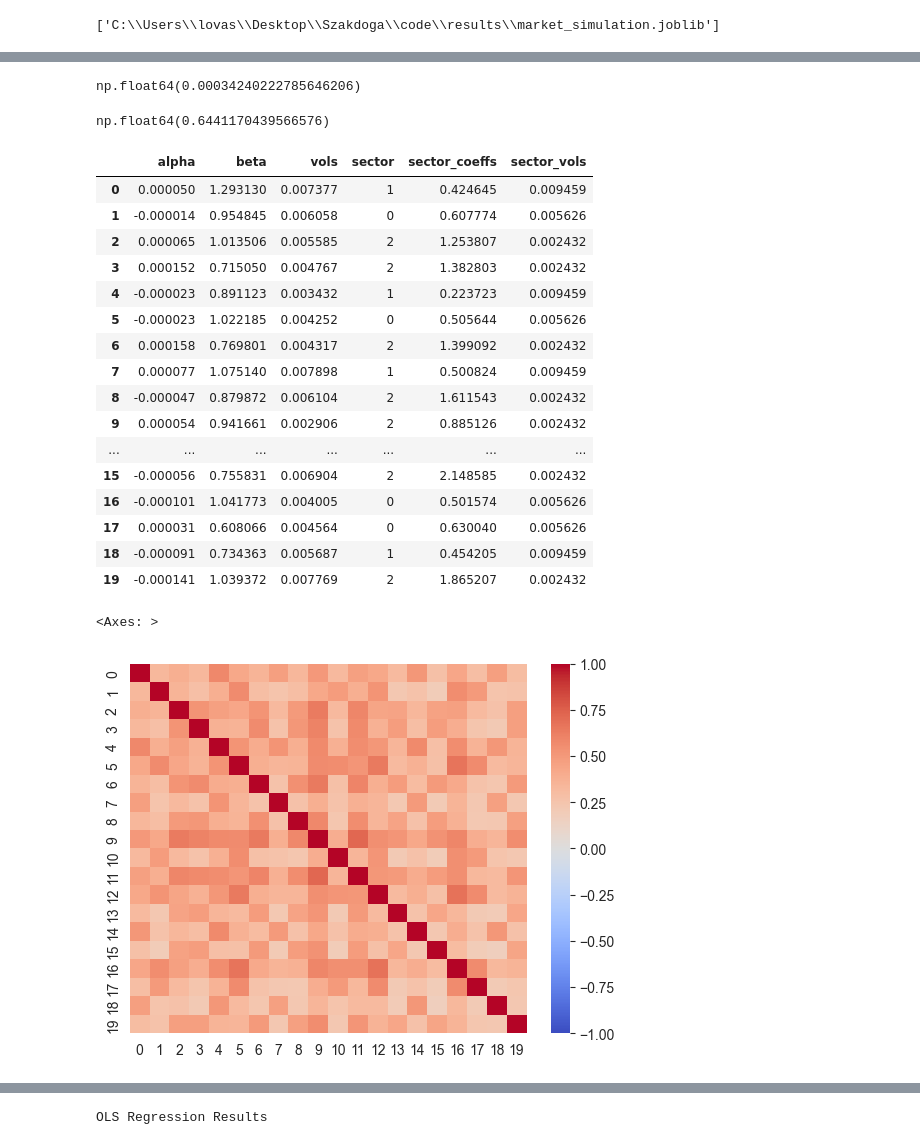
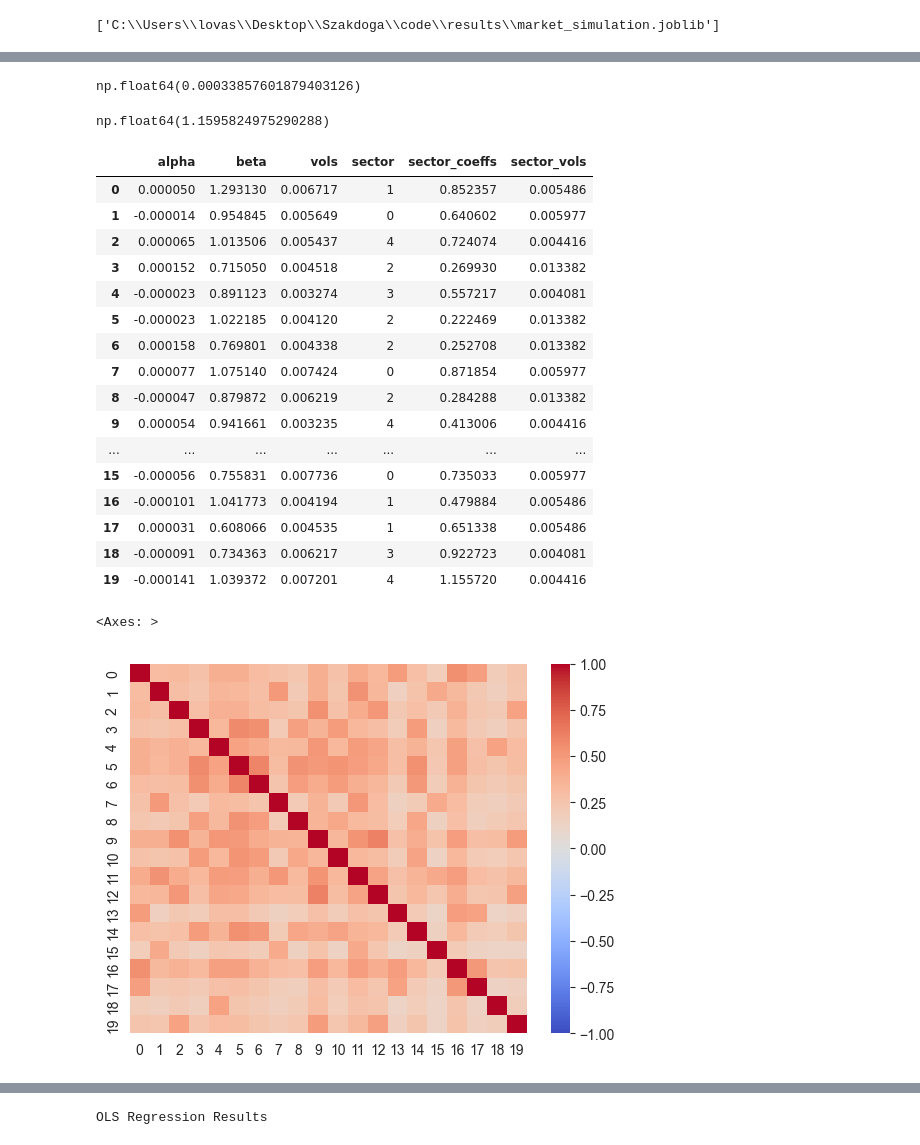
Before and after one commit to V4laky/PortfolioMPC, a Jupyter notebook: notebooks/MarketSim_tests.ipynb, the cells around one changed output, grey strips where cells are left out. Saved outputs shown, nothing was run; the diff lists cells and outputs as text; code cells hidden in the pictures.

```diff
--- a/notebooks/MarketSim_tests.ipynb
+++ b/notebooks/MarketSim_tests.ipynb
@@ -118,7 +118,7 @@ plt.show()
 # %%
 from joblib import dump, load
 
-market = Market(20, 3, market_model, rf = 0.0001, market_scale_arch=100 * 2)
+market = Market(20, 5, market_model, rf = 0.0001, market_scale_arch=100 * 2)
 dump(market, project_root / "results/market_simulation.joblib")
 # %% [output]
 ['C:\\Users\\lovas\\Desktop\\Szakdoga\\code\\results\\market_simulation.joblib']
@@ -143,34 +143,34 @@ np.exp(ms.mean()).cumprod().plot(legend=False)
 # %%
 ms.mean().mean() # target 0.000228
 # %% [output]
-np.float64(0.00034240222785646206)
+np.float64(0.00033857601879403126)
 # %%
 sims.max()
 # %% [output]
-np.float64(0.6441170439566576)
+np.float64(1.1595824975290288)
 # %%
 market.summary()
 # %% [output]
 |  | alpha | beta | vols | sector | sector_coeffs | sector_vols |
-| 0 | 0.000050 | 1.293130 | 0.007377 | 1 | 0.424645 | 0.009459 |
-| 1 | -0.000014 | 0.954845 | 0.006058 | 0 | 0.607774 | 0.005626 |
-| 2 | 0.000065 | 1.013506 | 0.005585 | 2 | 1.253807 | 0.002432 |
-| 3 | 0.000152 | 0.715050 | 0.004767 | 2 | 1.382803 | 0.002432 |
-| 4 | -0.000023 | 0.891123 | 0.003432 | 1 | 0.223723 | 0.009459 |
-| 5 | -0.000023 | 1.022185 | 0.004252 | 0 | 0.505644 | 0.005626 |
-| 6 | 0.000158 | 0.769801 | 0.004317 | 2 | 1.399092 | 0.002432 |
-| 7 | 0.000077 | 1.075140 | 0.007898 | 1 | 0.500824 | 0.009459 |
-| 8 | -0.000047 | 0.879872 | 0.006104 | 2 | 1.611543 | 0.002432 |
-| 9 | 0.000054 | 0.941661 | 0.002906 | 2 | 0.885126 | 0.002432 |
+| 0 | 0.000050 | 1.293130 | 0.006717 | 1 | 0.852357 | 0.005486 |
+| 1 | -0.000014 | 0.954845 | 0.005649 | 0 | 0.640602 | 0.005977 |
+| 2 | 0.000065 | 1.013506 | 0.005437 | 4 | 0.724074 | 0.004416 |
+| 3 | 0.000152 | 0.715050 | 0.004518 | 2 | 0.269930 | 0.013382 |
+| 4 | -0.000023 | 0.891123 | 0.003274 | 3 | 0.557217 | 0.004081 |
+| 5 | -0.000023 | 1.022185 | 0.004120 | 2 | 0.222469 | 0.013382 |
+| 6 | 0.000158 | 0.769801 | 0.004338 | 2 | 0.252708 | 0.013382 |
+| 7 | 0.000077 | 1.075140 | 0.007424 | 0 | 0.871854 | 0.005977 |
+| 8 | -0.000047 | 0.879872 | 0.006219 | 2 | 0.284288 | 0.013382 |
+| 9 | 0.000054 | 0.941661 | 0.003235 | 4 | 0.413006 | 0.004416 |
 | ... | ... | ... | ... | ... | ... | ... |
-| 15 | -0.000056 | 0.755831 | 0.006904 | 2 | 2.148585 | 0.002432 |
-| 16 | -0.000101 | 1.041773 | 0.004005 | 0 | 0.501574 | 0.005626 |
-| 17 | 0.000031 | 0.608066 | 0.004564 | 0 | 0.630040 | 0.005626 |
-| 18 | -0.000091 | 0.734363 | 0.005687 | 1 | 0.454205 | 0.009459 |
-| 19 | -0.000141 | 1.039372 | 0.007769 | 2 | 1.865207 | 0.002432 |
+| 15 | -0.000056 | 0.755831 | 0.007736 | 0 | 0.735033 | 0.005977 |
+| 16 | -0.000101 | 1.041773 | 0.004194 | 1 | 0.479884 | 0.005486 |
+| 17 | 0.000031 | 0.608066 | 0.004535 | 1 | 0.651338 | 0.005486 |
+| 18 | -0.000091 | 0.734363 | 0.006217 | 3 | 0.922723 | 0.004081 |
+| 19 | -0.000141 | 1.039372 | 0.007201 | 4 | 1.155720 | 0.004416 |
 # %%
-sim0 = pd.DataFrame(sims[10])
+sim0 = pd.DataFrame(sims[5])
 sns.heatmap(sim0.corr(), vmin=-1, vmax=1, cmap='coolwarm')
 # %% [output]
 <Axes: >
-[figure, old version]
+[figure, new version]
```
Also changed, not shown: parts of 7 cells of this notebook, 4 other files.
